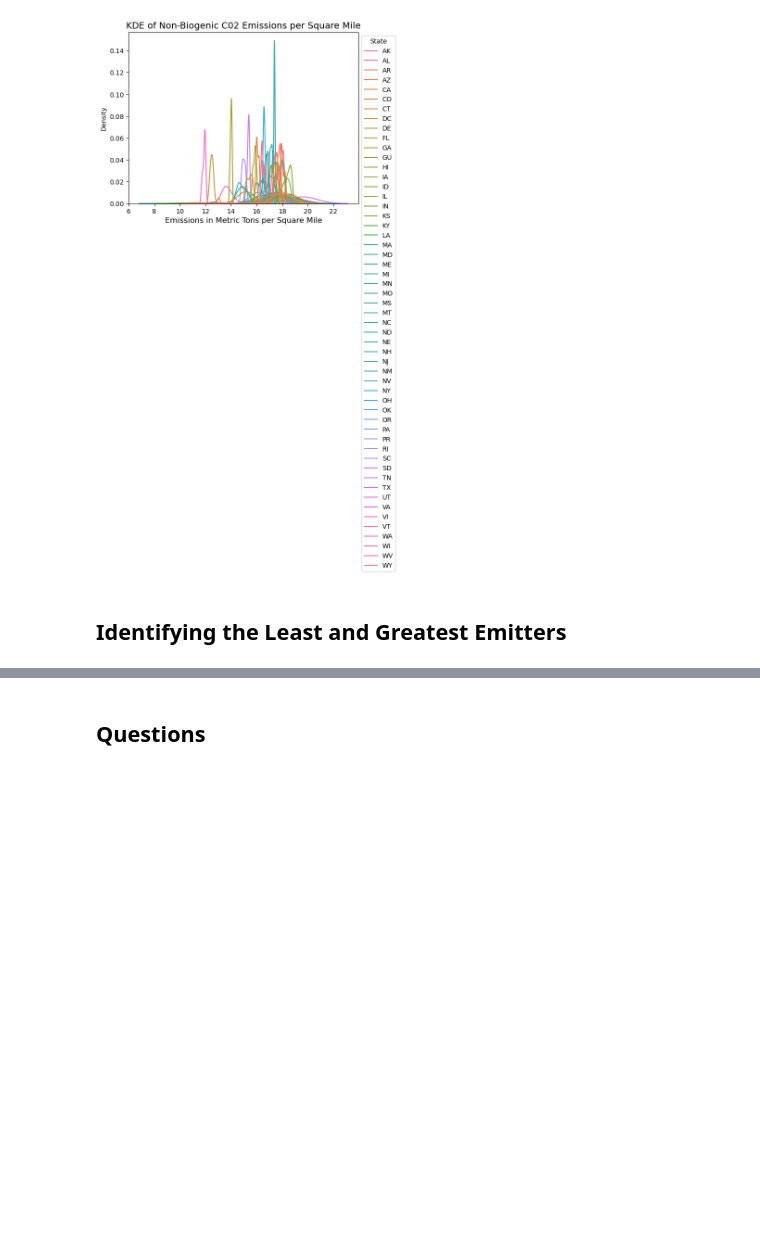
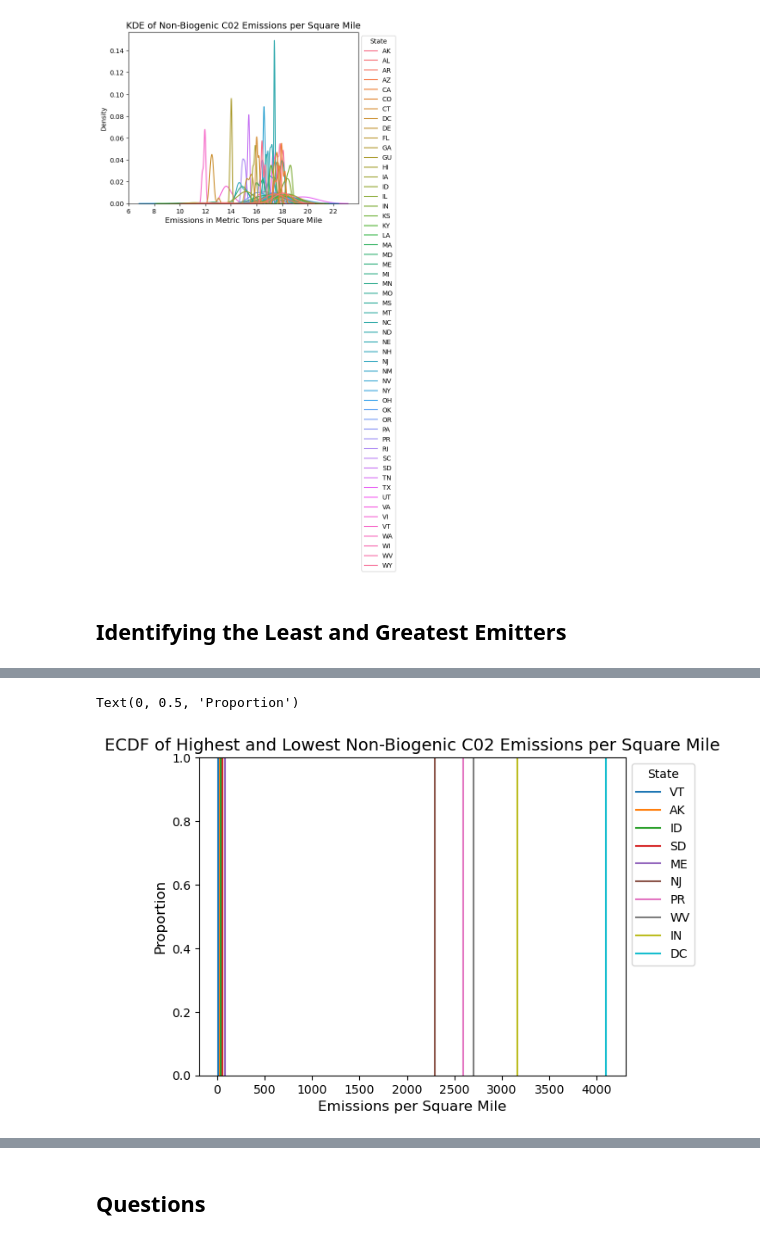
Before and after one commit to caroline-kranefuss/us_facilities_emissions, a Jupyter notebook: questions_3_4.ipynb, the cells around one changed output, grey strips where cells are left out. Cells and saved outputs as stored; diff of their text form; code cells hidden in the pictures; blank space fills up the shorter version.

```diff
--- a/questions_3_4.ipynb
+++ b/questions_3_4.ipynb
@@ -237,5 +237,6 @@ Text(0.5, 1.0, 'KDE of Non-Biogenic C02 Emissions per Square Mile')
 merged_avg = merged.groupby('State').agg({'Ratio':'mean'}).sort_values(by='Ratio')
 
 # What are the 5 first (lowest) and 5 last (highest) emitters per area?
-merged_extremes = merged.loc[[:5,-5:],['State', 'Ratio']]
+merged_extreme = pd.concat([merged_avg.head(), merged_avg.tail()])
+merged_extreme
 # %% [output]
@@ -243,2 +255,11 @@ SyntaxError: invalid syntax (1507618138.py, line 5)
 # %%
-# Sort
+# ECDF of low and high ratios
+
+ax = sns.ecdfplot(data=merged_extreme, x="Ratio", hue = "State")
+sns.move_legend(ax, "upper left", bbox_to_anchor=(1, 1))
+ax.set_title("ECDF of Highest and Lowest Non-Biogenic C02 Emissions per Square Mile", fontsize=14)
+ax.set_xlabel("Emissions per Square Mile", fontsize=12)
+ax.set_ylabel("Proportion", fontsize=12)
+# %% [output]
+Text(0, 0.5, 'Proportion')
+[figure, added]
```
Also changed, not shown: parts of 2 cells of this notebook.
